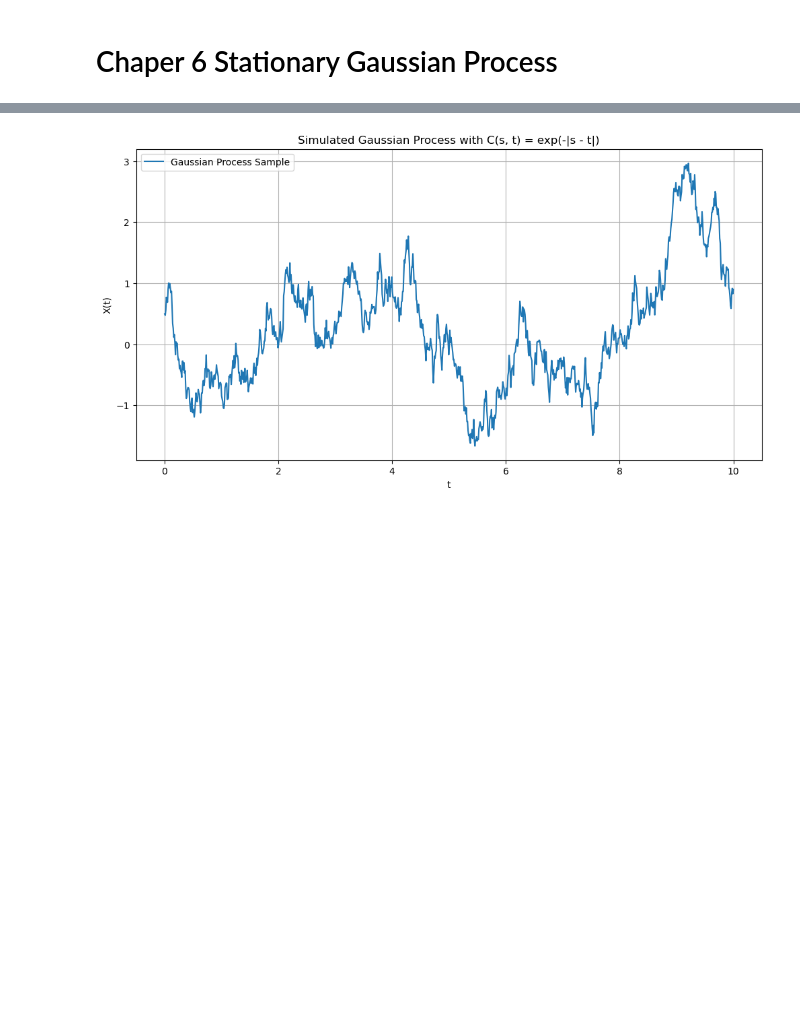
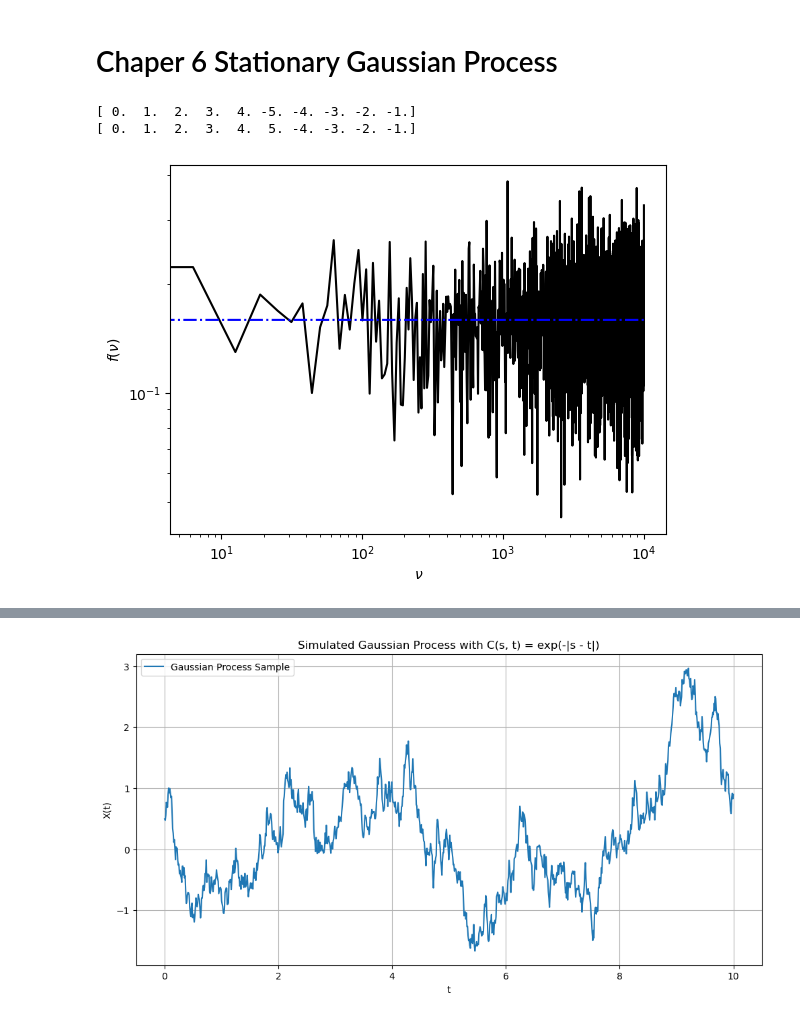
Before and after one commit to cgymmy/learnSDE, a Jupyter notebook: Chp6.ipynb, the cells around one changed output, grey strips where cells are left out. Saved outputs shown, nothing was run; the diff lists cells and outputs as text; code cells hidden in the pictures; blank space fills up the shorter version.

```diff
--- a/Chp6.ipynb
+++ b/Chp6.ipynb
@@ -2,0 +8,47 @@
+# %%
+J=10
+h = 1/10
+print(np.fft.fftfreq(J, d=h))
+print(np.hstack((np.arange(1+J/ 2), np.arange(- J / 2 + 1,0))))
+# %% [output]
+[ 0.  1.  2.  3.  4. -5. -4. -3. -2. -1.]
+[ 0.  1.  2.  3.  4.  5. -4. -3. -2. -1.]
+# %%
+fft=np.fft.fft
+def get_coeffs(u,a,b):
+    J = u.size - 1
+    assert (J % 2 == 0)
+    h = (b - a) / J
+    u1 = np.hstack(((u[0] + u[-1]) / 2, u[1:-1]))
+    Uk = (h / (b - a)) * np.exp((-2 * pi * 1j * a / (b - a)) * np.arange(J)) * fft(u1)
+    nu = (2*pi/(b - a)) * np.hstack((np.arange(-J/2 + 1, 0), np.arange(1 + J/2)))
+    return Uk, nu
+
+def spectral_density(X,T):
+    '''(6.7)'''
+    Uk,nu=get_coeffs(X, 0, T)
+    f=(np.abs(Uk) ** 2) * T / (2 * pi)
+    return f, nu
+def icspde_dst1(u):
+    return scipy.fftpack.dst(u,type=1,axis=0)/2
+# %%
+nsamples = 10
+J = 3200
+T = 10.0
+dt = T/J
+fc = np.zeros(J+2)
+for m in range(nsamples):
+    # generate white noise?
+    xi=np.random.randn(J+1)
+    coeffs=sqrt(2)*xi
+    y2=np.hstack([0,icspde_dst1(coeffs),0])
+    f,nu=spectral_density(y2,1)
+    fc=fc+f
+fc = fc/nsamples
+poly =0*fc + 1./(2*pi)
+plt.loglog(nu, fc, 'k-')
+plt.loglog(nu, poly,'b-.')
+s=plt.xlabel(r'$\nu$')
+s=plt.ylabel(r'$f(\nu)$')
+# %% [output]
+[figure, added]
```
Also changed, not shown: parts of 3 cells of this notebook, 1 other file.
